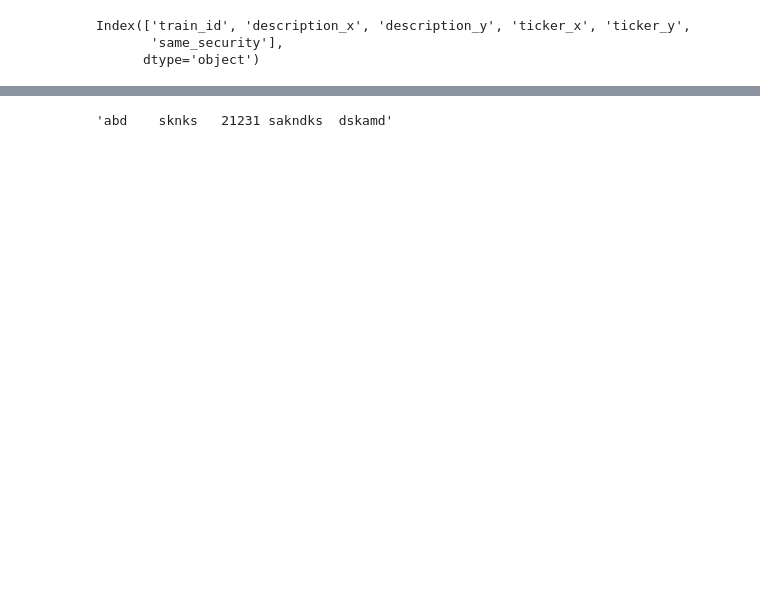
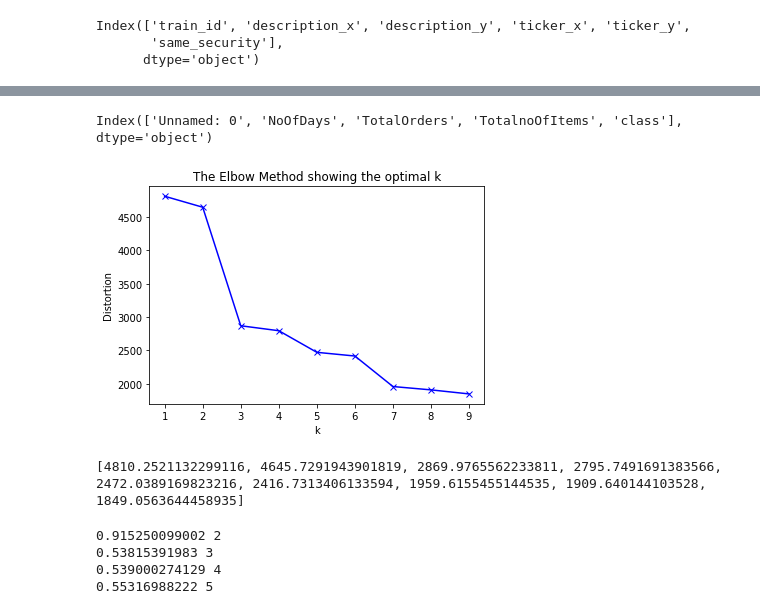
Before and after one commit to harshaks23/ML_DS, a Jupyter notebook: TextAnalysis1.ipynb, the cells around one changed output, grey strips where cells are left out. Drawn from its saved outputs; the diff is of its cells as text; code cells hidden in the pictures; blank space fills up the shorter version.

Commit message:
clustering validation

```diff
--- a/TextAnalysis1.ipynb
+++ b/TextAnalysis1.ipynb
@@ -105,4 +75,2 @@ True
 # %%
-"abd    sknks   21231 sakndks  dskamd".replace(r'\d','')
+#"abd    sknks   21231 sakndks  dskamd".replace(r'\d','')
-# %% [output]
-'abd    sknks   21231 sakndks  dskamd'
@@ -108,0 +101,36 @@ True
+# %%
+import pandas as pd
+df=pd.read_csv("C:/Users/Genesis/Pictures/digintetn/all_scaled.csv")
+x=df.columns
+df_scaled=df[x[1:4]]
+clust_labels=df["class"]
+x
+# %% [output]
+Index(['Unnamed: 0', 'NoOfDays', 'TotalOrders', 'TotalnoOfItems', 'class'], dtype='object')
+# %%
+
+from sklearn.cluster import KMeans
+from sklearn import metrics
+from scipy.spatial.distance import cdist
+import numpy as np
+import matplotlib.pyplot as plt
+X=df_scaled
+# k means determine k
+distortions = []
+K = range(1,10)
+for k in K:
+    kmeanModel = KMeans(n_clusters=k).fit(X)
+    kmeanModel.fit(X)
+    #print(k,kmeanModel)
+
+    distortions.append(sum(np.min(cdist(X, kmeanModel.cluster_centers_, 'euclidean'), axis=1)) )
+# Plot the elbow
+plt.plot(K, distortions, 'bx-')
+plt.xlabel('k')
+plt.ylabel('Distortion')
+plt.title('The Elbow Method showing the optimal k')
+plt.show()
+print(distortions)
+# %% [output]
+[figure, added]
+[4810.2521132299116, 4645.7291943901819, 2869.9765562233811, 2795.7491691383566, 2472.0389169823216, 2416.7313406133594, 1959.6155455144535, 1909.640144103528, 1849.0563644458935]
@@ -108,0 +176,24 @@ True
+# %%
+import numpy as np
+import pandas as pd
+import sklearn
+import matplotlib.pyplot as plt
+import seaborn as sns
+
+from sklearn.datasets import load_boston
+from sklearn.cluster import KMeans
+
+from sklearn import preprocessing
+from sklearn import metrics
+
+for i in range(2,6):
+    clust_model = KMeans(n_clusters=i,
+                     init='k-means++')
+    clust_labels = clust_model.fit_predict(df_scaled)
+    silhouette_avg = metrics.silhouette_score(df_scaled,clust_labels)
+    print(silhouette_avg ,i)
+# %% [output]
+0.915250099002 2
+0.53815391983 3
+0.539000274129 4
+0.55316988222 5
```
Also changed, not shown: parts of 47 cells of this notebook, 1 other file.
